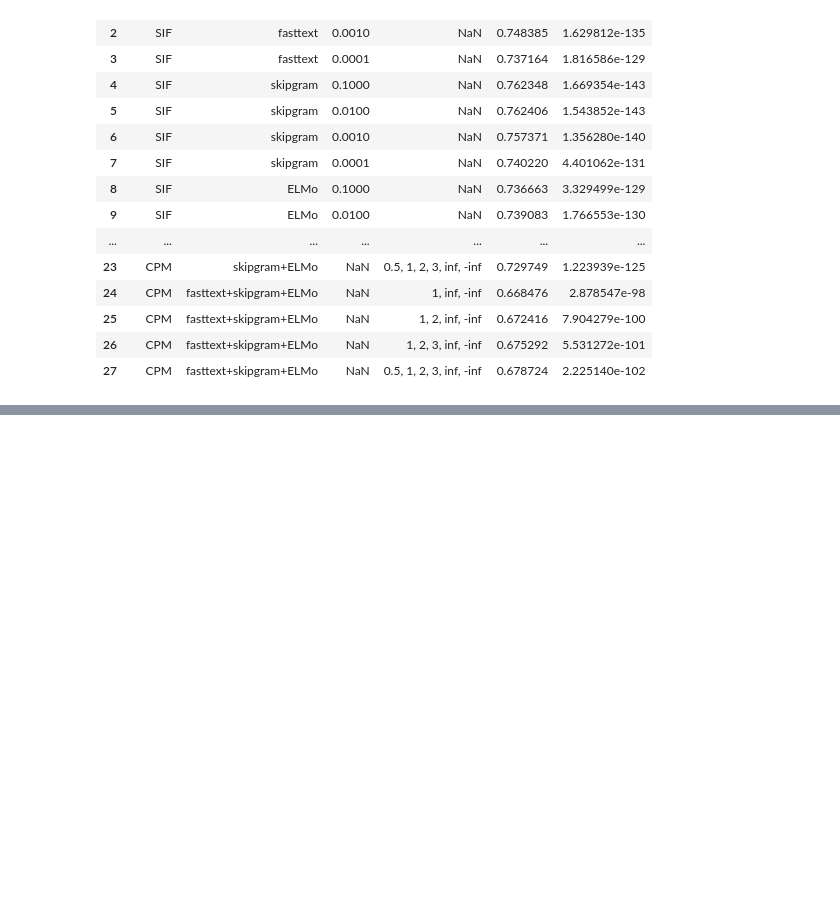
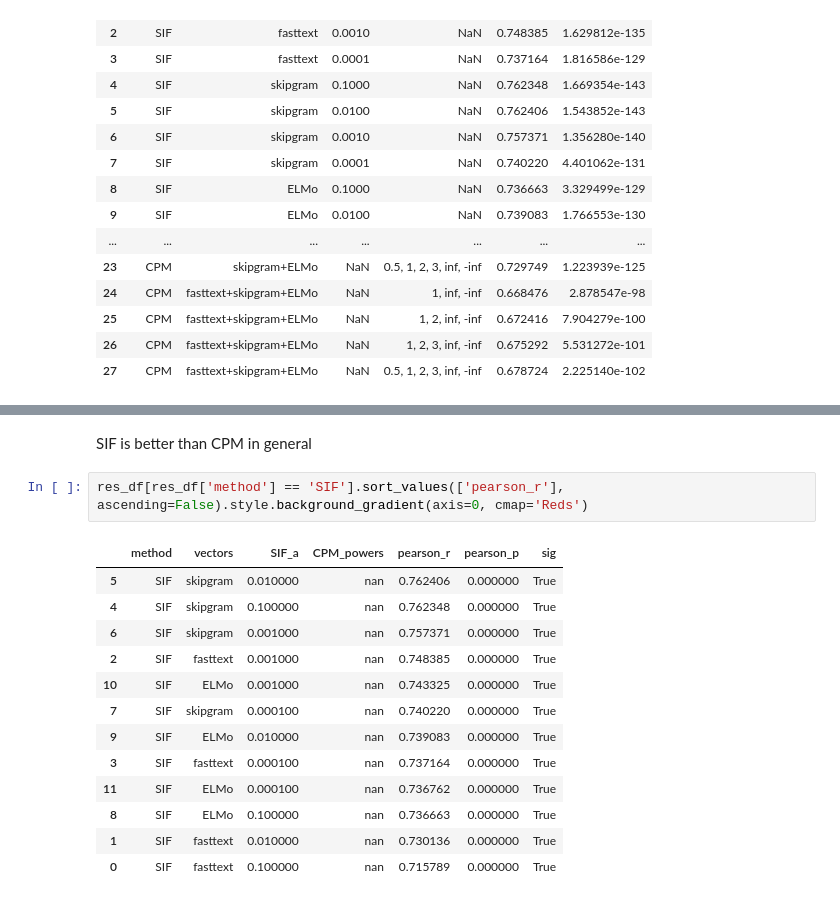
Before and after one commit to flying-bear/ANLPotsdam, a Jupyter notebook: Word2sent.ipynb, the cells around one changed output, grey strips where cells are left out. Drawn from its saved outputs; the diff is of its cells as text; blank space fills up the shorter version.

```diff
--- a/Word2sent.ipynb
+++ b/Word2sent.ipynb
@@ -1881,0 +1906,18 @@ res_df
+# %% [markdown]
+SIF is better than CPM in general
+# %%
+res_df[res_df['method'] == 'SIF'].sort_values(['pearson_r'], ascending=False).style.background_gradient(axis=0, cmap='Reds')
+# %% [output]
+|  | method | vectors | SIF_a | CPM_powers | pearson_r | pearson_p | sig |
+| 5 | SIF | skipgram | 0.010000 | nan | 0.762406 | 0.000000 | True |
+| 4 | SIF | skipgram | 0.100000 | nan | 0.762348 | 0.000000 | True |
+| 6 | SIF | skipgram | 0.001000 | nan | 0.757371 | 0.000000 | True |
+| 2 | SIF | fasttext | 0.001000 | nan | 0.748385 | 0.000000 | True |
+| 10 | SIF | ELMo | 0.001000 | nan | 0.743325 | 0.000000 | True |
+| 7 | SIF | skipgram | 0.000100 | nan | 0.740220 | 0.000000 | True |
+| 9 | SIF | ELMo | 0.010000 | nan | 0.739083 | 0.000000 | True |
+| 3 | SIF | fasttext | 0.000100 | nan | 0.737164 | 0.000000 | True |
+| 11 | SIF | ELMo | 0.000100 | nan | 0.736762 | 0.000000 | True |
+| 8 | SIF | ELMo | 0.100000 | nan | 0.736663 | 0.000000 | True |
+| 1 | SIF | fasttext | 0.010000 | nan | 0.730136 | 0.000000 | True |
+| 0 | SIF | fasttext | 0.100000 | nan | 0.715789 | 0.000000 | True |
```
Also changed, not shown: parts of 17 cells of this notebook.
